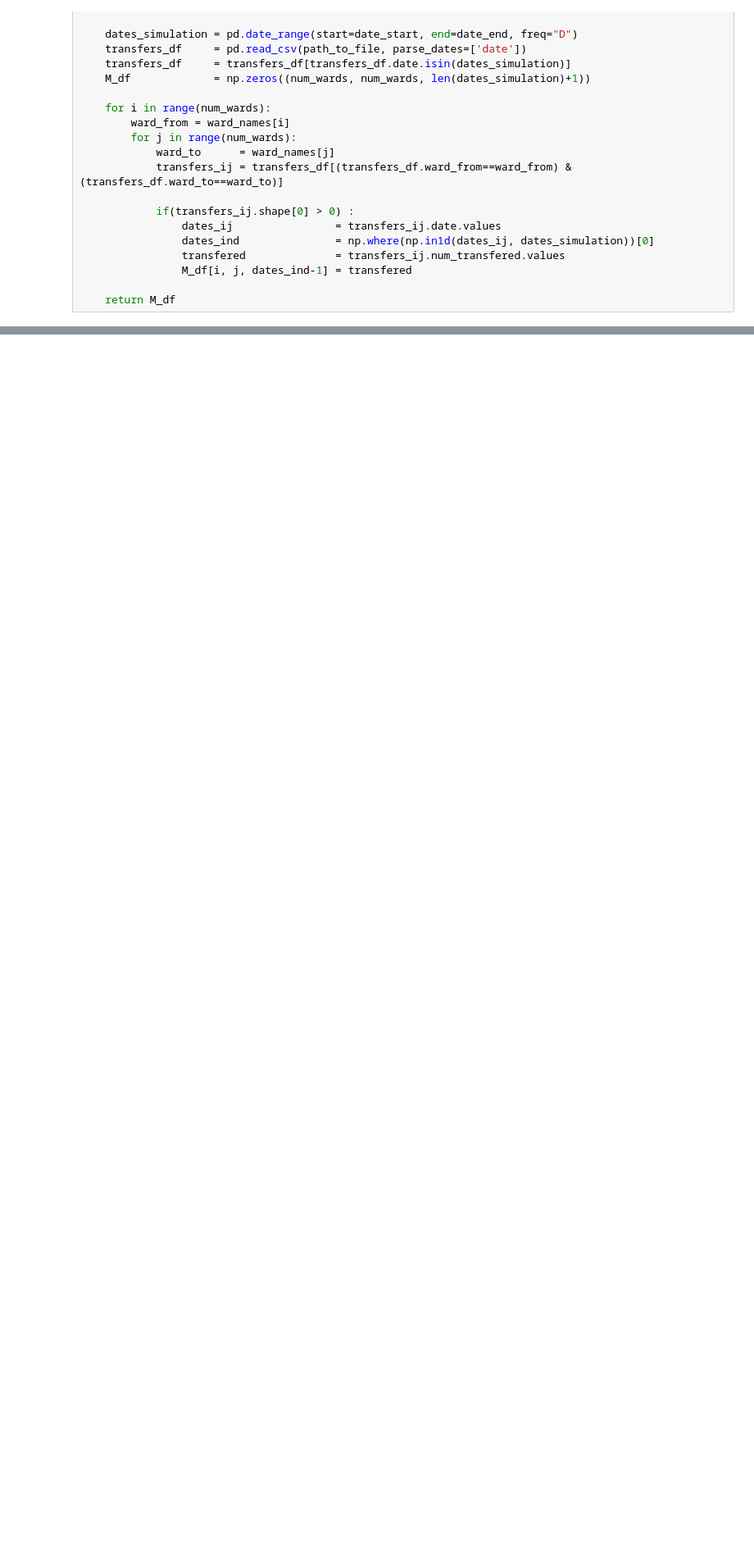
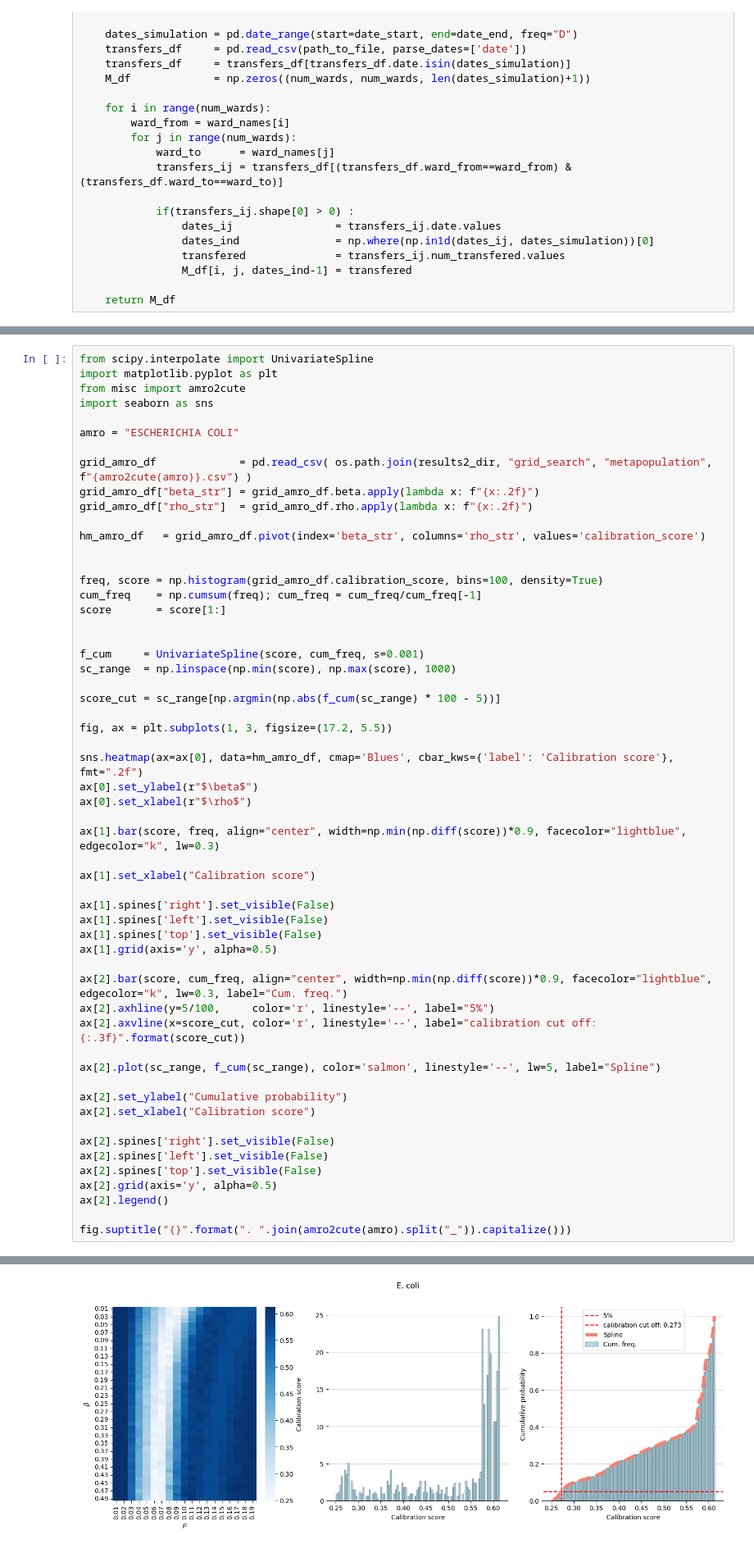
Before and after one commit to ChaosDonkey06/AMR_ABM2, a Jupyter notebook: metapop/SyntheticInferences.ipynb, the cells around one changed output, grey strips where cells are left out. Shown at 82% size. Saved outputs shown, nothing was run; the diff lists cells and outputs as text; blank space fills up the shorter version.

Commit message:
add calibration cutoff for synthetic test

```diff
--- a/metapop/SyntheticInferences.ipynb
+++ b/metapop/SyntheticInferences.ipynb
@@ -72,0 +75,57 @@ M_df = create_time_transfers(path_to_ward_transf, num_wards=num_wards, ward_name
+# %%
+from scipy.interpolate import UnivariateSpline
+import matplotlib.pyplot as plt
+from misc import amro2cute
+import seaborn as sns
+
+amro = "ESCHERICHIA COLI"
+
+grid_amro_df             = pd.read_csv( os.path.join(results2_dir, "grid_search", "metapopulation", f"{amro2cute(amro)}.csv") )
+grid_amro_df["beta_str"] = grid_amro_df.beta.apply(lambda x: f"{x:.2f}")
+grid_amro_df["rho_str"]  = grid_amro_df.rho.apply(lambda x: f"{x:.2f}")
+
+hm_amro_df   = grid_amro_df.pivot(index='beta_str', columns='rho_str', values='calibration_score')
+
+
+freq, score = np.histogram(grid_amro_df.calibration_score, bins=100, density=True)
+cum_freq    = np.cumsum(freq); cum_freq = cum_freq/cum_freq[-1]
+score       = score[1:]
+
+
+f_cum     = UnivariateSpline(score, cum_freq, s=0.001)
+sc_range  = np.linspace(np.min(score), np.max(score), 1000)
+
+score_cut = sc_range[np.argmin(np.abs(f_cum(sc_range) * 100 - 5))]
+
+fig, ax = plt.subplots(1, 3, figsize=(17.2, 5.5))
+
+sns.heatmap(ax=ax[0], data=hm_amro_df, cmap='Blues', cbar_kws={'label': 'Calibration score'}, fmt=".2f")
+ax[0].set_ylabel(r"$\beta$")
+ax[0].set_xlabel(r"$\rho$")
+
+ax[1].bar(score, freq, align="center", width=np.min(np.diff(score))*0.9, facecolor="lightblue", edgecolor="k", lw=0.3)
+
+ax[1].set_xlabel("Calibration score")
+
+ax[1].spines['right'].set_visible(False)
+ax[1].spines['left'].set_visible(False)
+ax[1].spines['top'].set_visible(False)
+ax[1].grid(axis='y', alpha=0.5)
+
+ax[2].bar(score, cum_freq, align="center", width=np.min(np.diff(score))*0.9, facecolor="lightblue", edgecolor="k", lw=0.3, label="Cum. freq.")
+ax[2].axhline(y=5/100,     color='r', linestyle='--', label="5%")
+ax[2].axvline(x=score_cut, color='r', linestyle='--', label="calibration cut off: {:.3f}".format(score_cut))
+
+ax[2].plot(sc_range, f_cum(sc_range), color='salmon', linestyle='--', lw=5, label="Spline")
+
+ax[2].set_ylabel("Cumulative probability")
+ax[2].set_xlabel("Calibration score")
+
+ax[2].spines['right'].set_visible(False)
+ax[2].spines['left'].set_visible(False)
+ax[2].spines['top'].set_visible(False)
+ax[2].grid(axis='y', alpha=0.5)
+ax[2].legend()
+
+fig.suptitle("{}".format(". ".join(amro2cute(amro).split("_")).capitalize()))
+# %% [output]
@@ -72,0 +133 @@ M_df = create_time_transfers(path_to_ward_transf, num_wards=num_wards, ward_name
+[figure, added]
```
Also changed, not shown: parts of 4 cells of this notebook, 3 other files.
